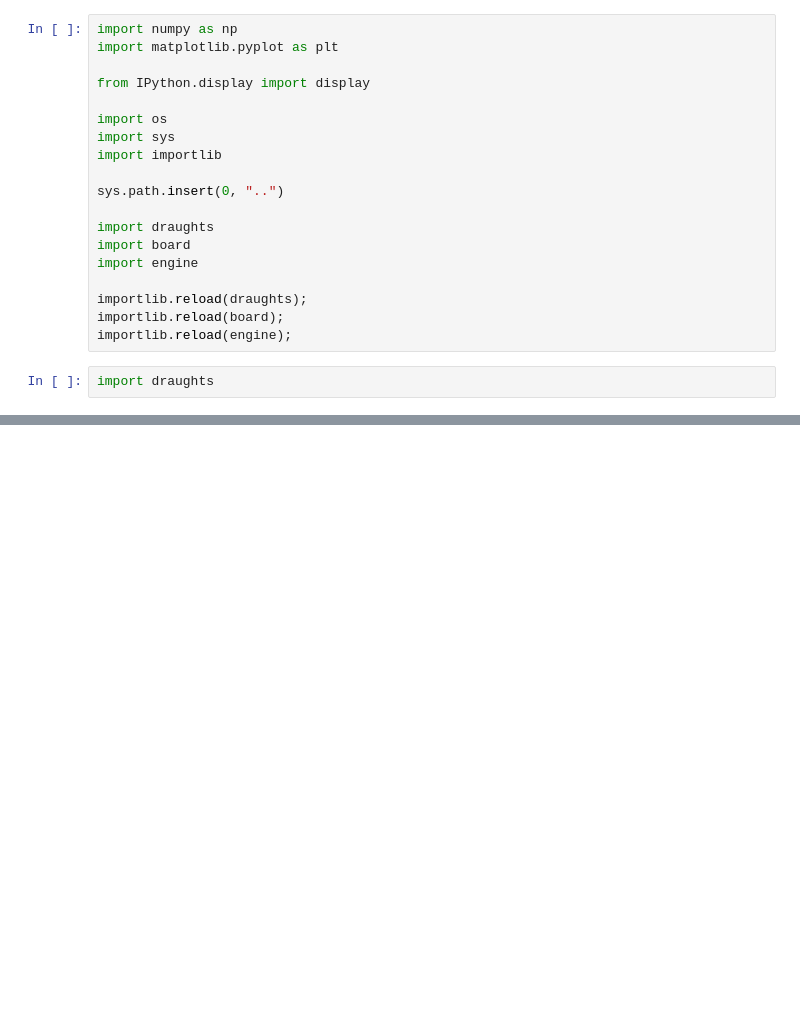
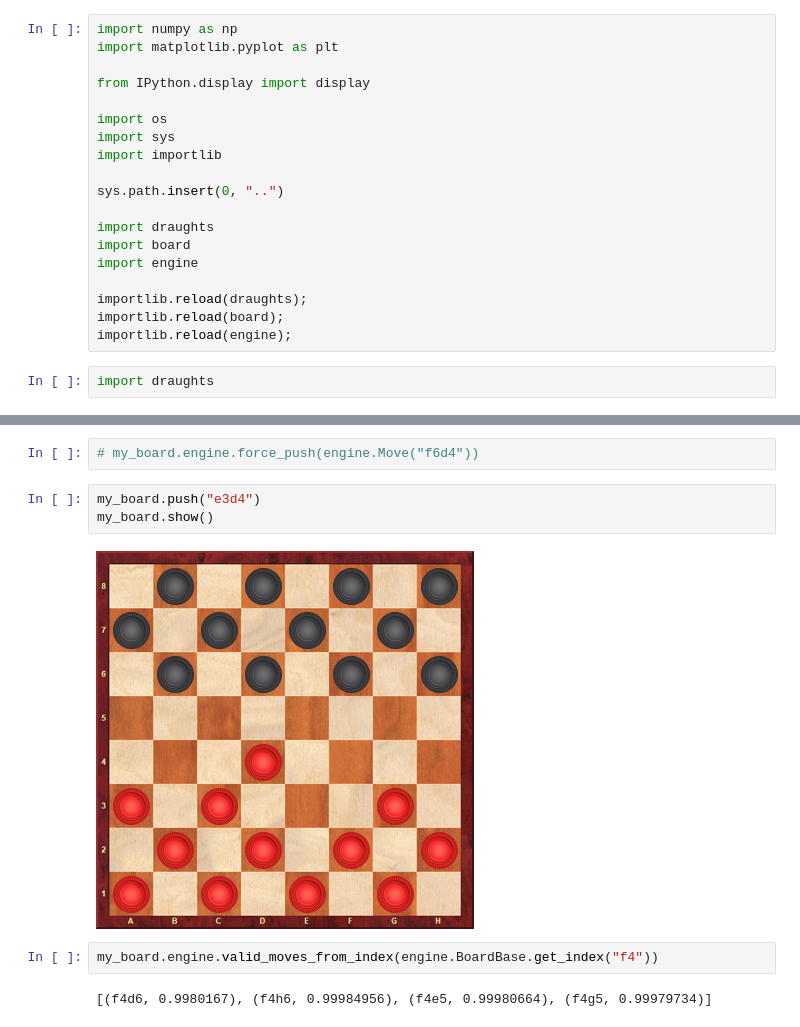
Before and after one commit to tigranfah/python_draughts, a Jupyter notebook: notebooks/test.ipynb, the cells around one changed output, grey strips where cells are left out. Cells and saved outputs as stored; diff of their text form; blank space fills up the shorter version.

```diff
--- a/notebooks/test.ipynb
+++ b/notebooks/test.ipynb
@@ -30,0 +34,11 @@ my_board.show()
+# %%
+# my_board.engine.force_push(engine.Move("f6d4"))
+# %%
+my_board.push("e3d4")
+my_board.show()
+# %% [output]
+[figure, added]
+# %%
+my_board.engine.valid_moves_from_index(engine.BoardBase.get_index("f4"))
+# %% [output]
+[(f4d6, 0.9980167), (f4h6, 0.99984956), (f4e5, 0.99980664), (f4g5, 0.99979734)]
```
Also changed, not shown: parts of 3 cells of this notebook, 7 other files.
